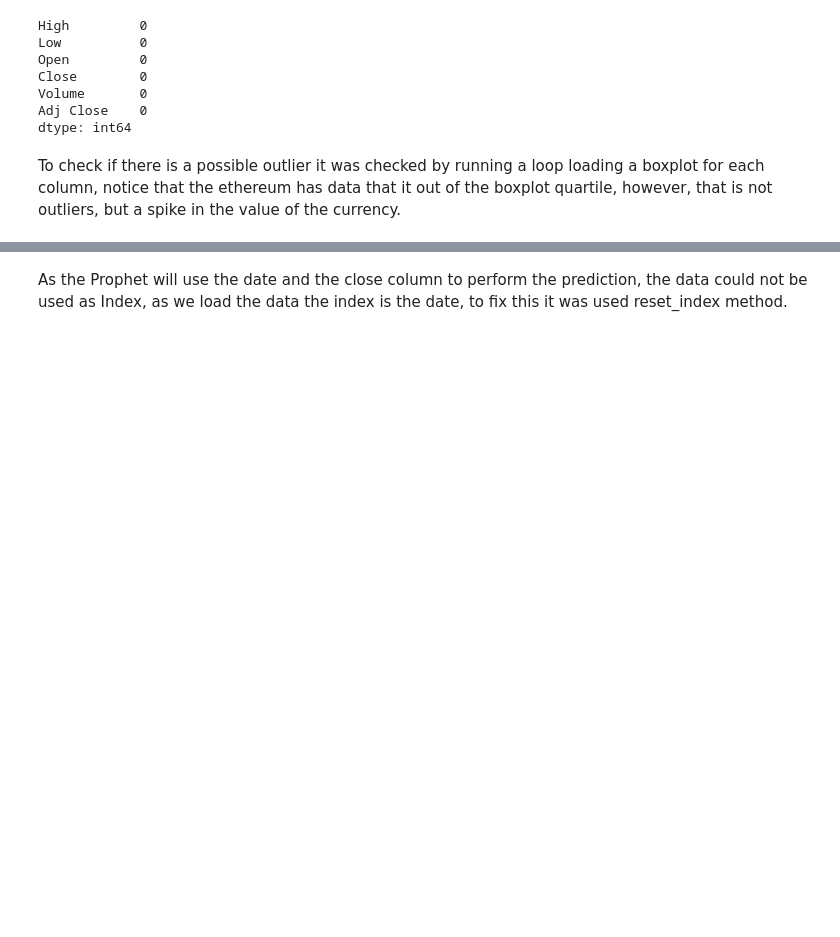
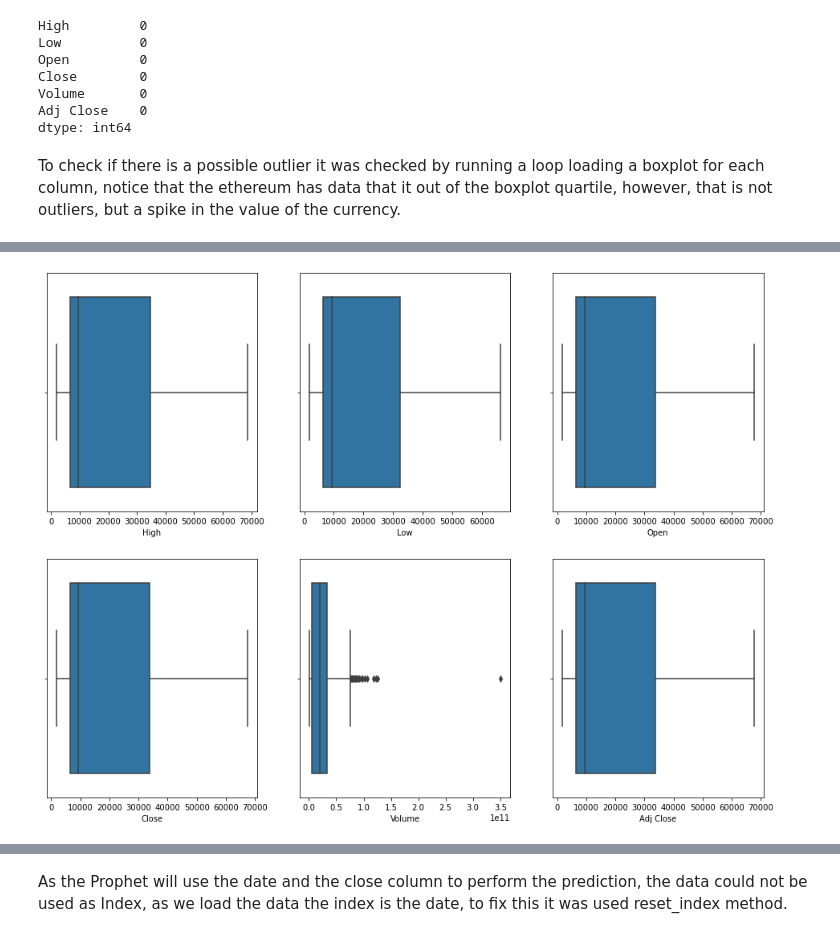
Before and after one commit to JoseMunoz9/Cryptocurrency-Prediction, a Jupyter notebook: Final_project.ipynb, the cells around one changed output, grey strips where cells are left out. Saved outputs shown, nothing was run; the diff lists cells and outputs as text; code cells hidden in the pictures; blank space fills up the shorter version.

```diff
--- a/Final_project.ipynb
+++ b/Final_project.ipynb
@@ -143,7 +132,3 @@ Adj Close    0
 dtype: int64
 # %% [markdown]
 To check if there is a possible outlier it was checked by running a loop loading a boxplot for each column, notice that the ethereum has data that it out of the boxplot quartile, however, that is not outliers, but a spike in the value of the currency.
-# %%
-for column in data_btc:
-    plt.figure()
-    data_btc.boxplot([column])
@@ -157,4 +134,0 @@ for column in data_btc:
-# %%
-for column in data_et:
-    plt.figure()
-    data_et.boxplot([column])
@@ -167,0 +140,12 @@ for column in data_et:
+# %%
+fig,ax = plt.subplots(2,3, figsize=(16, 12))
+ax = ax.flatten()
+i = 0
+for column in data_btc:
+    #plt.figure()
+    sns.boxplot(data_btc[column],ax=ax[i] )
+    i +=1
+
+plt.show()
+# %% [output]
+[figure, added]
```
Also changed, not shown: parts of 159 cells of this notebook.
